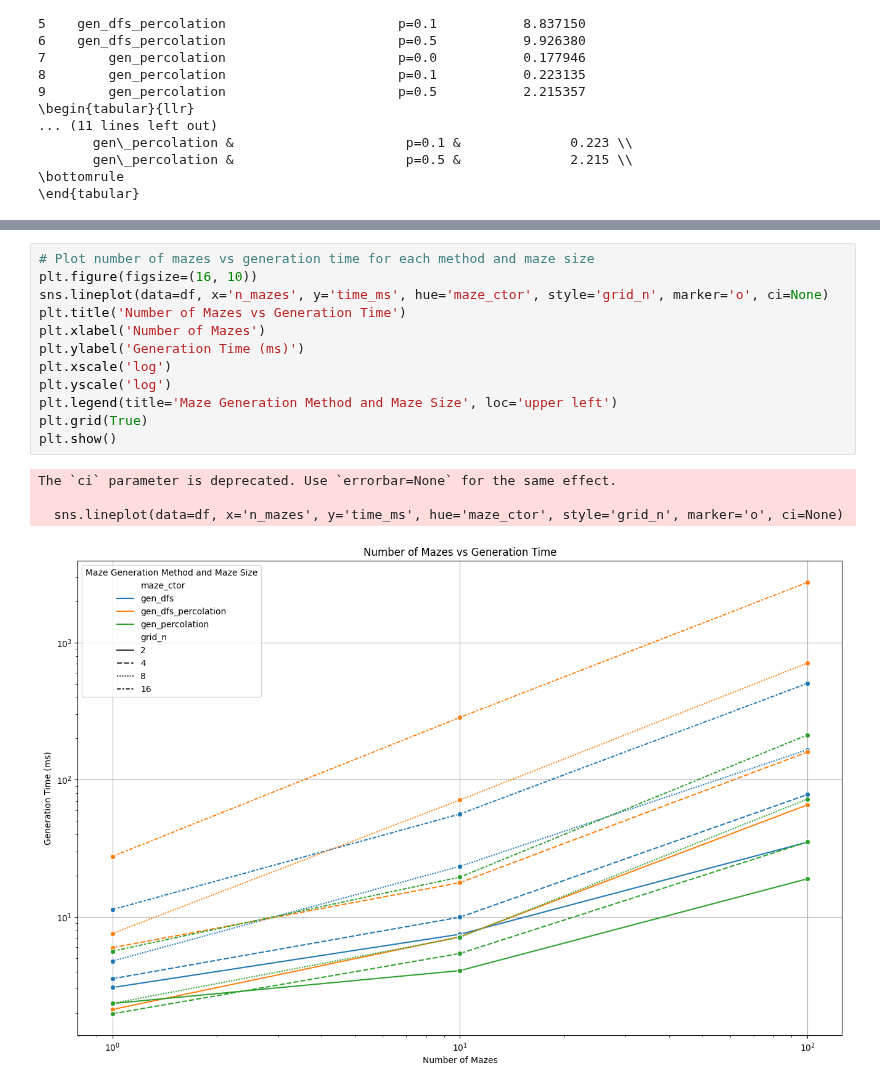
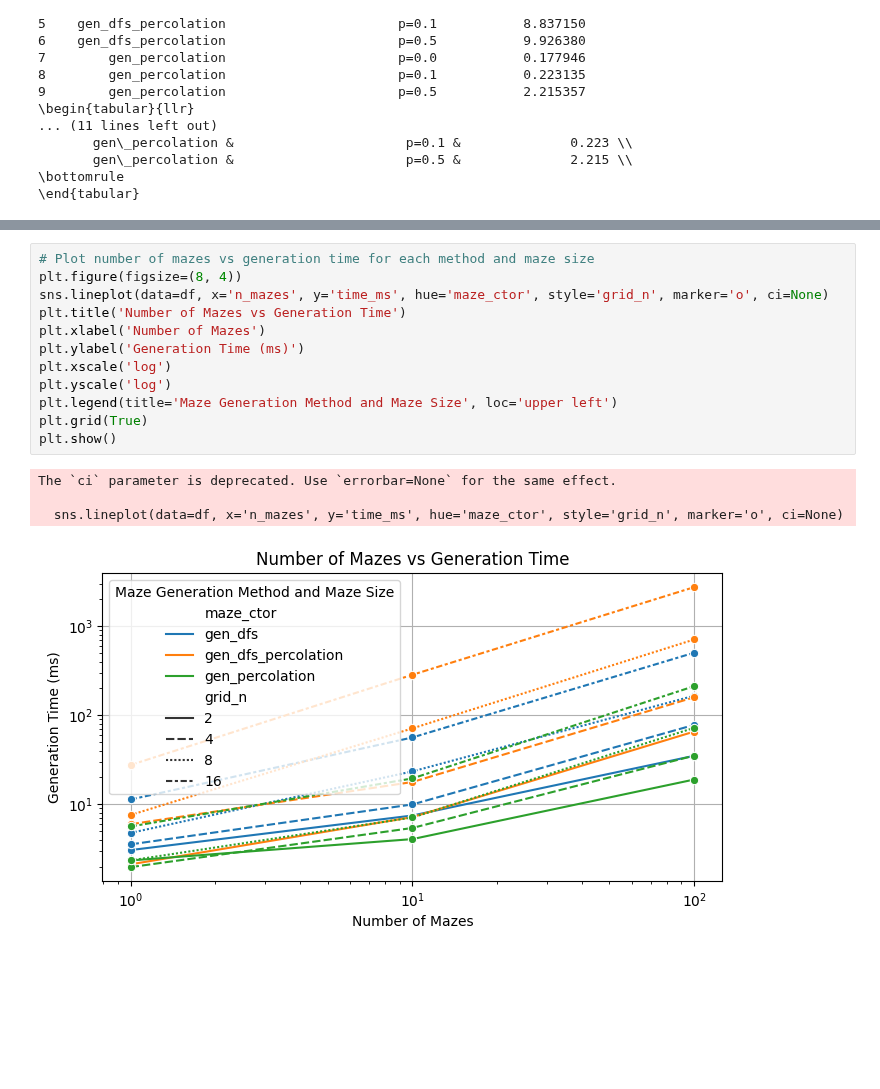
Before and after one commit to understanding-search/maze-dataset, a Jupyter notebook: docs/benchmarks/benchmark_analysis.ipynb, the cells around one changed output, grey strips where cells are left out. Drawn from its saved outputs; the diff is of its cells as text; blank space fills up the shorter version.

```diff
--- a/docs/benchmarks/benchmark_analysis.ipynb
+++ b/docs/benchmarks/benchmark_analysis.ipynb
@@ -75,20 +75,20 @@ The `ci` parameter is deprecated. Use `errorbar=None` for the same effect.
 # %%
 # Plot number of mazes vs generation time for each method and maze size
-plt.figure(figsize=(16, 10))
+plt.figure(figsize=(8, 4))
 sns.lineplot(data=df, x='n_mazes', y='time_ms', hue='maze_ctor', style='grid_n', marker='o', ci=None)
 plt.title('Number of Mazes vs Generation Time')
 plt.xlabel('Number of Mazes')
 plt.ylabel('Generation Time (ms)')
 plt.xscale('log')
 plt.yscale('log')
 plt.legend(title='Maze Generation Method and Maze Size', loc='upper left')
 plt.grid(True)
 plt.show()
 # %% [output]
 The `ci` parameter is deprecated. Use `errorbar=None` for the same effect.
 
   sns.lineplot(data=df, x='n_mazes', y='time_ms', hue='maze_ctor', style='grid_n', marker='o', ci=None)
-[figure, old version]
+[figure, new version]
 # %%
 # plot the results
 df.plot(
```
Also changed, not shown: parts of 2 cells of this notebook, 4 other files.
